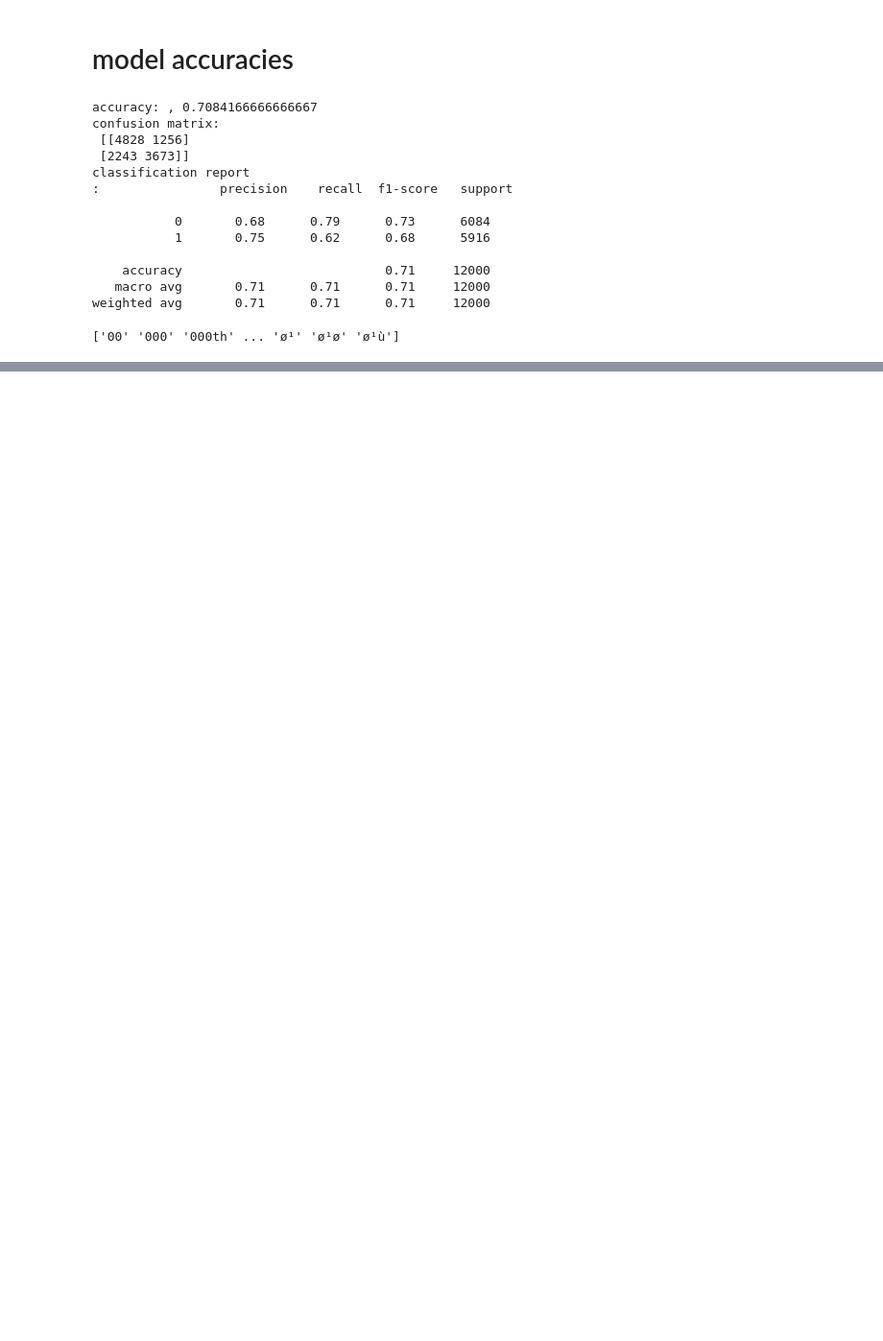
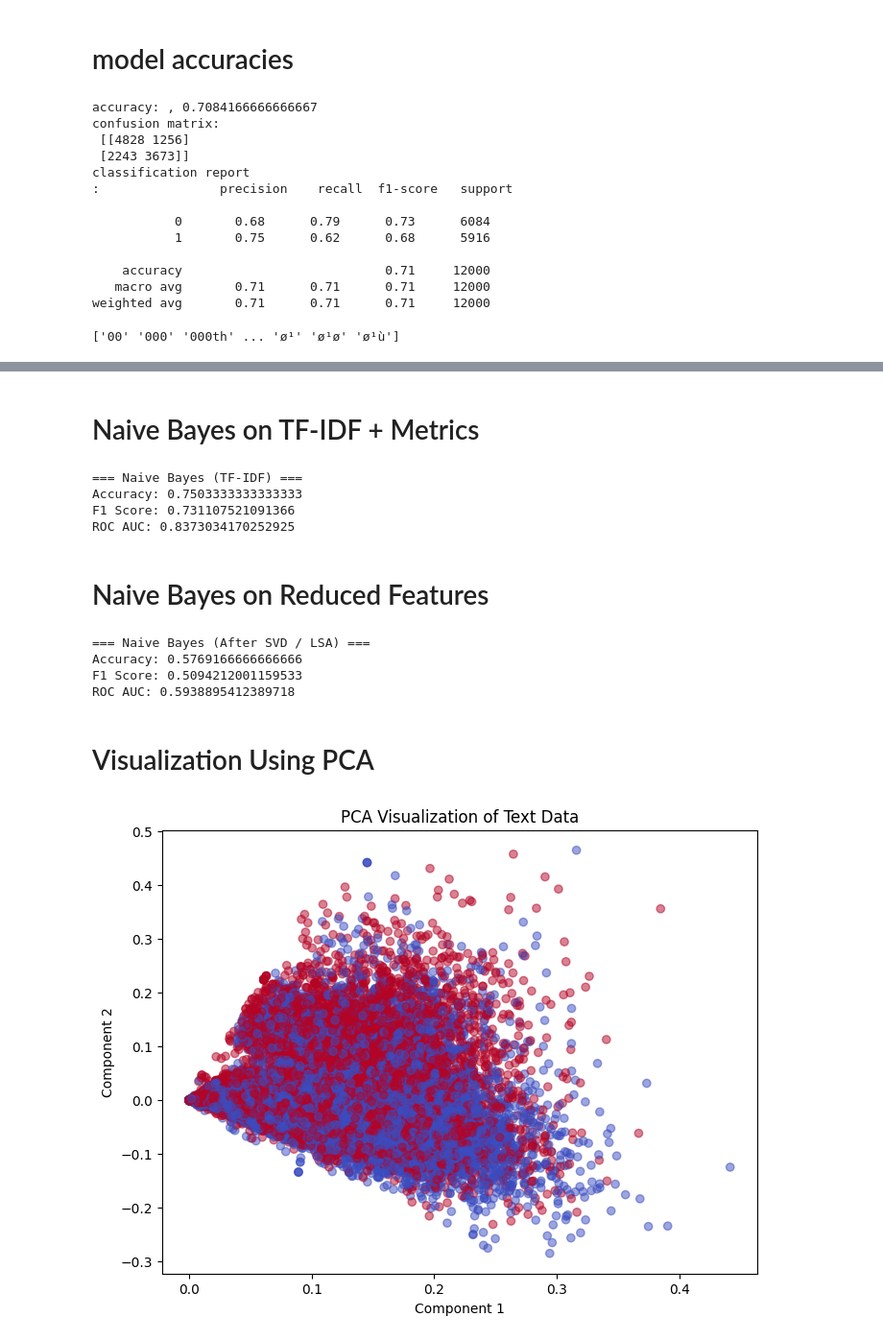
Before and after one commit to ahmed55mo/fake-news-detection, a Jupyter notebook: 20231013_20230143_20231131.ipynb, the cells around one changed output, grey strips where cells are left out. Shown at 96% size. Cells and saved outputs as stored; diff of their text form; code cells hidden in the pictures; blank space fills up the shorter version.

Commit message:
Naïve Bayes & PCA {-_-}
Naïve Bayes classifier (natural fit for text). Dimensionality reduction (TruncatedSVD/LSA).

there are some files added also just ignore them .

```diff
--- a/20231013_20230143_20231131.ipynb
+++ b/20231013_20230143_20231131.ipynb
@@ -186,0 +189,71 @@ print(tfidf.get_feature_names_out())
+# %%
+from sklearn.decomposition import TruncatedSVD
+
+svd = TruncatedSVD(n_components=2)
+x_train_svd = svd.fit_transform(x_train_tfidf)
+x_test_svd = svd.transform(x_test_tfidf)
+# %% [markdown]
+# Naive Bayes on TF-IDF + Metrics
+# %%
+from sklearn.naive_bayes import MultinomialNB
+from sklearn.metrics import accuracy_score, f1_score, roc_auc_score, roc_curve
+from sklearn.decomposition import TruncatedSVD
+import matplotlib.pyplot as plt
+nb_tfidf = MultinomialNB()
+nb_tfidf.fit(x_train_tfidf, y_train)
+
+y_pred_tfidf = nb_tfidf.predict(x_test_tfidf)
+y_prob_tfidf = nb_tfidf.predict_proba(x_test_tfidf)[:,1]
+
+acc_tfidf = accuracy_score(y_test, y_pred_tfidf)
+f1_tfidf = f1_score(y_test, y_pred_tfidf)
+roc_tfidf = roc_auc_score(y_test, y_prob_tfidf)
+
+print("=== Naive Bayes (TF-IDF) ===")
+print("Accuracy:", acc_tfidf)
+print("F1 Score:", f1_tfidf)
+print("ROC AUC:", roc_tfidf)
+# %% [output]
+=== Naive Bayes (TF-IDF) ===
+Accuracy: 0.7503333333333333
+F1 Score: 0.731107521091366
+ROC AUC: 0.8373034170252925
+# %% [markdown]
+# Naive Bayes on Reduced Features
+# %%
+from sklearn.naive_bayes import GaussianNB
+
+nb_svd = GaussianNB()
+nb_svd.fit(x_train_svd, y_train)
+
+y_pred_svd = nb_svd.predict(x_test_svd)
+y_prob_svd = nb_svd.predict_proba(x_test_svd)[:,1]
+
+acc_svd = accuracy_score(y_test, y_pred_svd)
+f1_svd = f1_score(y_test, y_pred_svd)
+roc_svd = roc_auc_score(y_test, y_prob_svd)
+
+print("\n=== Naive Bayes (After SVD / LSA) ===")
+print("Accuracy:", acc_svd)
+print("F1 Score:", f1_svd)
+print("ROC AUC:", roc_svd)
+# %% [output]
+=== Naive Bayes (After SVD / LSA) ===
+Accuracy: 0.5769166666666666
+F1 Score: 0.5094212001159533
+ROC AUC: 0.5938895412389718
+# %% [markdown]
+# Visualization Using PCA
+# %%
+plt.figure(figsize=(8,6))
+
+plt.scatter(x_train_svd[:,0], x_train_svd[:,1],
+            c=y_train, cmap='coolwarm', alpha=0.5)
+
+plt.xlabel("Component 1")
+plt.ylabel("Component 2")
+plt.title("PCA Visualization of Text Data")
+
+plt.show()
+# %% [output]
+[figure, added]
```
Also changed, not shown: parts of 11 cells of this notebook.
